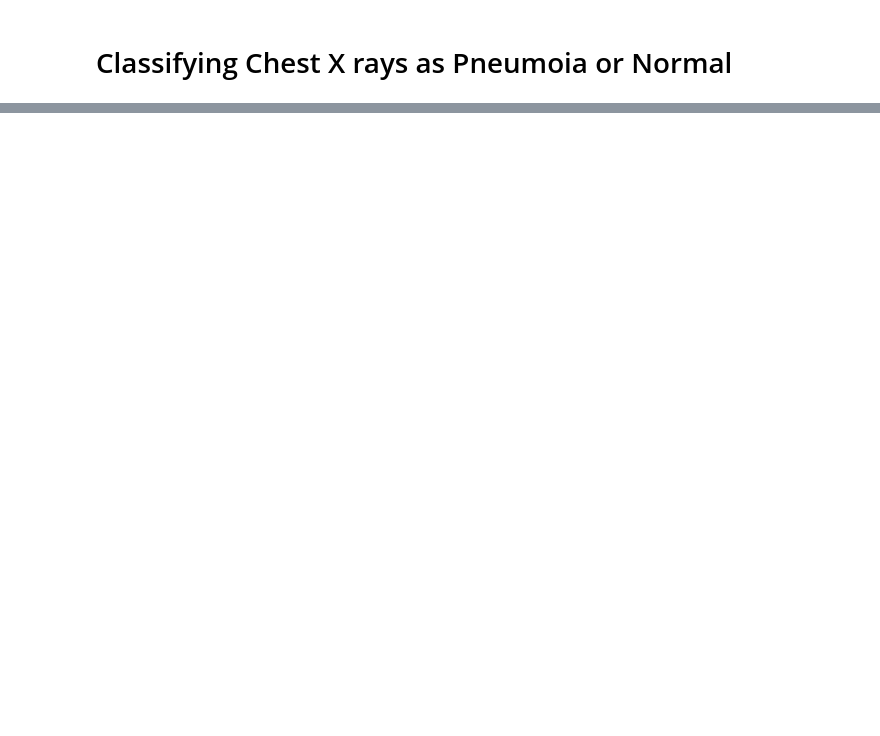
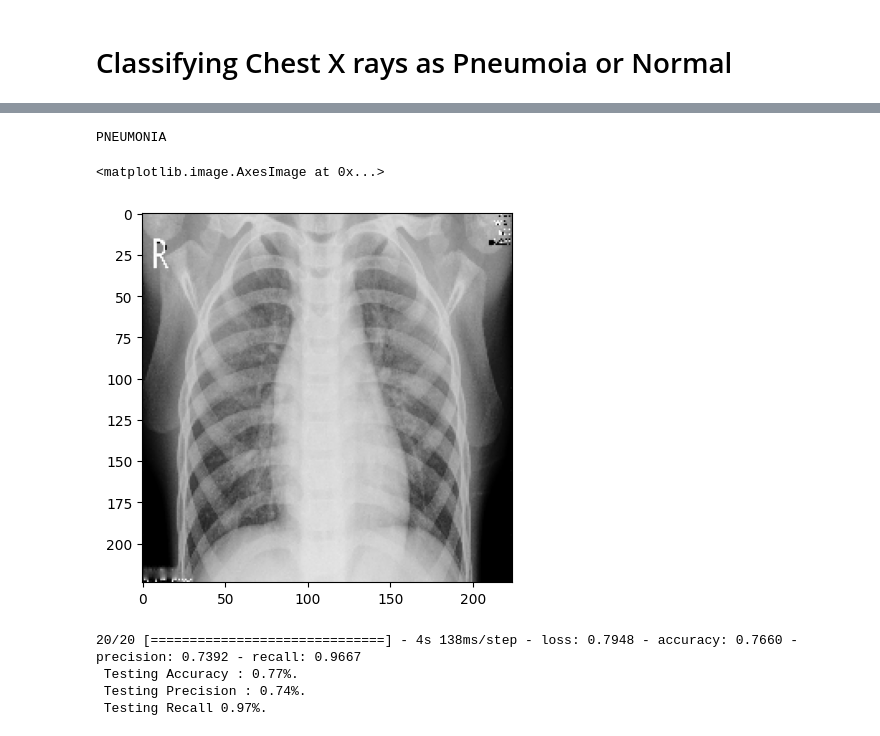
Before and after one commit to saimaharana4/ML_DL_Project, a Jupyter notebook: classifying-chest-x-rays-as-pneumoia-or-normal.ipynb, the cells around one changed output, grey strips where cells are left out. Drawn from its saved outputs; the diff is of its cells as text; code cells hidden in the pictures; blank space fills up the shorter version.

```diff
--- a/classifying-chest-x-rays-as-pneumoia-or-normal.ipynb
+++ b/classifying-chest-x-rays-as-pneumoia-or-normal.ipynb
@@ -29,0 +278,21 @@ What is Pneumonia?
+# %%
+# Create a Dataset Object for 'Testing' Set just the way we did for Training and Validation
+test_image_paths = list(test_path.glob("*/*"))
+test_image_paths = list(map(lambda x : str(x) , test_image_paths))
+test_labels = list(map(lambda x : get_label(x) , test_image_paths))
+
+test_image_paths = tf.convert_to_tensor(test_image_paths)
+test_labels = tf.convert_to_tensor(test_labels)
+
+def decode_image(image , label):
+    image = tf.io.read_file(image)
+    image = tf.io.decode_jpeg(image , channels = 3)
+    image = tf.image.resize(image , [224 , 224] , method="nearest")
+    return image , label
+
+test_dataset = (
+     tf.data.Dataset
+    .from_tensor_slices((test_image_paths, test_labels))
+    .map(decode_image)
+    .batch(BATCH_SIZE)
+)
@@ -29,0 +307,20 @@ What is Pneumonia?
+# %%
+# View a sample Validation Image
+print(INV_LABELS[label[0].numpy()])
+plt.imshow(image[0].numpy().reshape(224 , 224 , 3))
+# %% [output]
+PNEUMONIA
+<matplotlib.image.AxesImage at 0x...>
+[figure, added]
+# %%
+# Evaluating the loaded model
+loss, acc, prec, rec = loaded_model.evaluate(test_dataset)
+
+print(f" Testing Accuracy : {np.round(acc,2)}%.")
+print(f" Testing Precision : {np.round(prec,2)}%." )
+print(f" Testing Recall {np.round(rec,2)}%.")
+# %% [output]
+20/20 [==============================] - 4s 138ms/step - loss: 0.7948 - accuracy: 0.7660 - precision: 0.7392 - recall: 0.9667
+ Testing Accuracy : 0.77%.
+ Testing Precision : 0.74%.
+ Testing Recall 0.97%.
```
Also changed, not shown: parts of 22 cells of this notebook.
